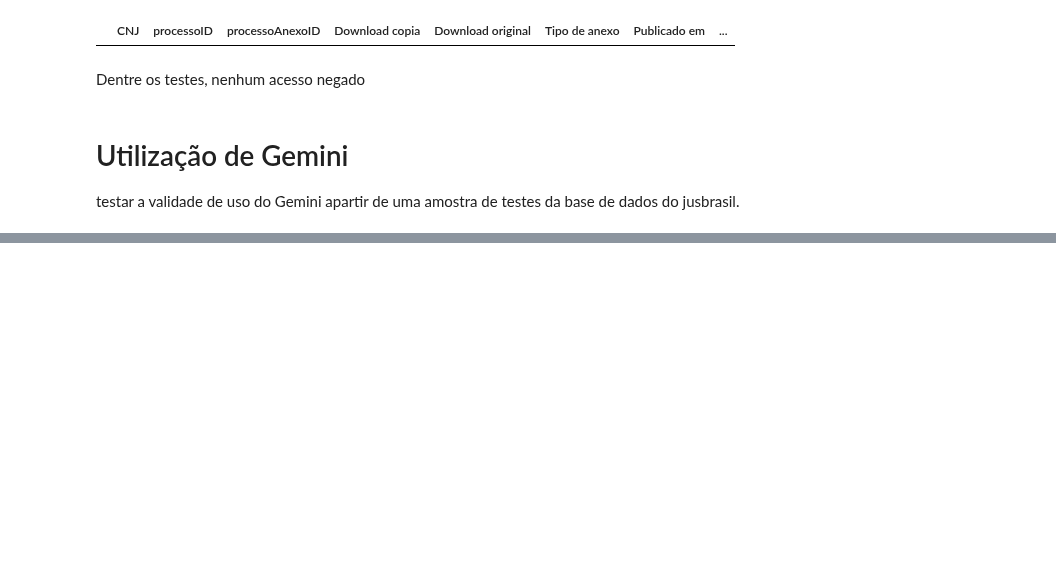
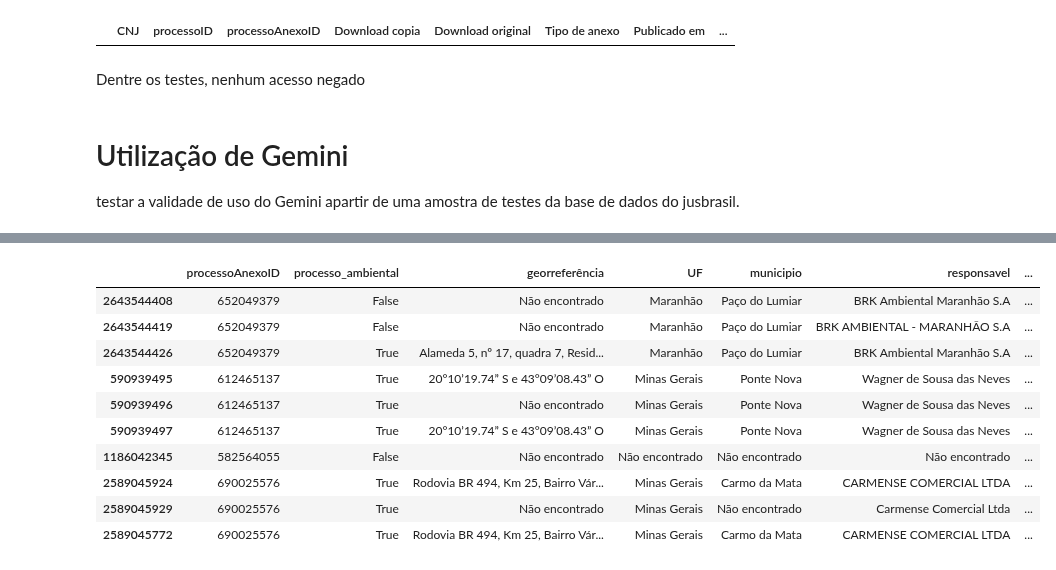
Before and after one commit to pedronery07/Projeto_InsperData_AECOM, a Jupyter notebook: testes_gemini/gemini.ipynb, the cells around one changed output, grey strips where cells are left out. Cells and saved outputs as stored; diff of their text form; code cells hidden in the pictures; blank space fills up the shorter version.

```diff
--- a/testes_gemini/gemini.ipynb
+++ b/testes_gemini/gemini.ipynb
@@ -117,7 +118,7 @@ GEMINI_API_KEY = os.getenv('GEMINI_API_KEY')
 genai.configure(api_key=GEMINI_API_KEY)
 
 filtrados = testes
-response = requests.get(filtrados.iloc[100,3])
+response = requests.get(filtrados.iloc[1,3])
 response.encoding = 'utf-8'
 content_type = response.headers.get('Content-Type', '')
 texto_extraido = ""
@@ -155,8 +156,8 @@ prompt = f"""Você está recebendo um texto bruto de um documento sobre
     "Rio Grande do Norte", "Rio Grande do Sul", "Rondônia", "Roraima",
     "Santa Catarina", "São Paulo", "Sergipe", "Tocantins" ou variações (devolva a string
         "Não encontrado" caso não exista)
-        Elemento 3 da lista: O município do local em que houve o dano ambiental (devolva a string
-        "Não encontrado" caso não exista)
+        Elemento 3 da lista: O município ou cidade do local do processo (devolva a string
+        "Não encontrado" caso não exista).
         Elemento 4 da lista: O responsável pelo dano ambiental - aqui pode ser uma empresa ou pessoa física.
         (devolva a string "Não encontrado" caso não exista)
         Elemento 5 da lista: Categoria do elemento 4 - "Pessoa Física" ou "Pessoa Jurídica"
@@ -184,0 +275,31 @@ resposta.text
+# %%
+respostas_teste = pd.DataFrame.from_dict(respostas, orient='index')
+
+respostas_teste.columns = [
+    "processoAnexoID",
+    "processo_ambiental",
+    "georreferência",
+    "UF",
+    "municipio",
+    "responsavel",
+    "tipo_responsavel",
+    "data",
+    "área",
+    "unidade",
+    "metodologia_punição",
+    "valor_multa"
+]
+
+display(respostas_teste)
+# %% [output]
+|  | processoAnexoID | processo_ambiental | georreferência | UF | municipio | responsavel | ... |
+| 2643544408 | 652049379 | False | Não encontrado | Maranhão | Paço do Lumiar | BRK Ambiental Maranhão S.A | ... |
+| 2643544419 | 652049379 | False | Não encontrado | Maranhão | Paço do Lumiar | BRK AMBIENTAL - MARANHÃO S.A | ... |
+| 2643544426 | 652049379 | True | Alameda 5, nº 17, quadra 7, Resid... | Maranhão | Paço do Lumiar | BRK Ambiental Maranhão S.A | ... |
+| 590939495 | 612465137 | True | 20°10’19.74” S e 43°09’08.43” O | Minas Gerais | Ponte Nova | Wagner de Sousa das Neves | ... |
+| 590939496 | 612465137 | True | Não encontrado | Minas Gerais | Ponte Nova | Wagner de Sousa das Neves | ... |
+| 590939497 | 612465137 | True | 20°10’19.74” S e 43°09’08.43” O | Minas Gerais | Ponte Nova | Wagner de Sousa das Neves | ... |
+| 1186042345 | 582564055 | False | Não encontrado | Não encontrado | Não encontrado | Não encontrado | ... |
+| 2589045924 | 690025576 | True | Rodovia BR 494, Km 25, Bairro Vár... | Minas Gerais | Carmo da Mata | CARMENSE COMERCIAL LTDA | ... |
+| 2589045929 | 690025576 | True | Não encontrado | Minas Gerais | Não encontrado | Carmense Comercial Ltda | ... |
+| 2589045772 | 690025576 | True | Rodovia BR 494, Km 25, Bairro Vár... | Minas Gerais | Carmo da Mata | CARMENSE COMERCIAL LTDA | ... |
```
Also changed, not shown: parts of 4 cells of this notebook.
